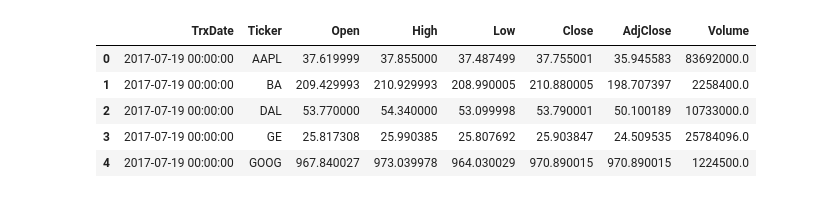
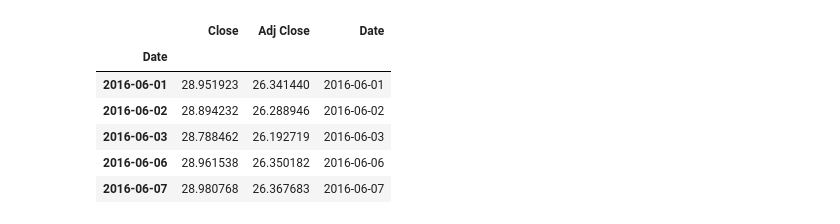
Before and after one commit to steskalja/ML-Stock-Prediction, a Jupyter notebook: Predict.ipynb, the cells around one changed output. Drawn from its saved outputs; the diff is of its cells as text; code cells hidden in the pictures.

```diff
--- a/Predict.ipynb
+++ b/Predict.ipynb
@@ -17,29 +17,20 @@ ModuleNotFoundError: No module named 'yfinance'
 # %%
-# df = yf.download('AMZN',start='2016-06-01', interval='1d',  end='2021-06-01',progress=False)
+#yf.download('GE',start='2019-06-01', interval='1d',  end='2021-06-01',progress=False)
+df = yf.download('GE',start='2016-06-01', interval='1d',  end='2021-07-13',progress=False)
 
-# df.drop(columns=['Open', 'High', 'Low', 'Volume'], inplace=True)
-# df["Date"] = df.index
-# df.head()
+df.drop(columns=['Open', 'High', 'Low', 'Volume'], inplace=True)
+df["Date"] = df.index
+df.head()
 
-# #data.plot(figsize=(10,10))
+#data.plot(figsize=(10,10))
+# %% [output]
+|  | Close | Adj Close | Date |
+| Date |  |  |  |
+| 2016-06-01 | 28.951923 | 26.341440 | 2016-06-01 |
+| 2016-06-02 | 28.894232 | 26.288946 | 2016-06-02 |
+| 2016-06-03 | 28.788462 | 26.192719 | 2016-06-03 |
+| 2016-06-06 | 28.961538 | 26.350182 | 2016-06-06 |
+| 2016-06-07 | 28.980768 | 26.367683 | 2016-06-07 |
-# %%
-# Load data to a df using pandas
-import sqlite3
-import pandas as pd
-database_path = "./stocktrx.db"
-
-# Create your connection.
-cnx = sqlite3.connect(database_path)
-
-df = pd.read_sql_query("SELECT * FROM stocks", cnx)
-df.head()
-# %% [output]
-|  | TrxDate | Ticker | Open | High | Low | Close | AdjClose | Volume |
-| 0 | 2017-07-19 00:00:00 | AAPL | 37.619999 | 37.855000 | 37.487499 | 37.755001 | 35.945583 | 83692000.0 |
-| 1 | 2017-07-19 00:00:00 | BA | 209.429993 | 210.929993 | 208.990005 | 210.880005 | 198.707397 | 2258400.0 |
-| 2 | 2017-07-19 00:00:00 | DAL | 53.770000 | 54.340000 | 53.099998 | 53.790001 | 50.100189 | 10733000.0 |
-| 3 | 2017-07-19 00:00:00 | GE | 25.817308 | 25.990385 | 25.807692 | 25.903847 | 24.509535 | 25784096.0 |
-| 4 | 2017-07-19 00:00:00 | GOOG | 967.840027 | 973.039978 | 964.030029 | 970.890015 | 970.890015 | 1224500.0 |
 # %%
 df.info()
 # %% [output]
```
Also changed, not shown: parts of 8 cells of this notebook, 1 other file.
